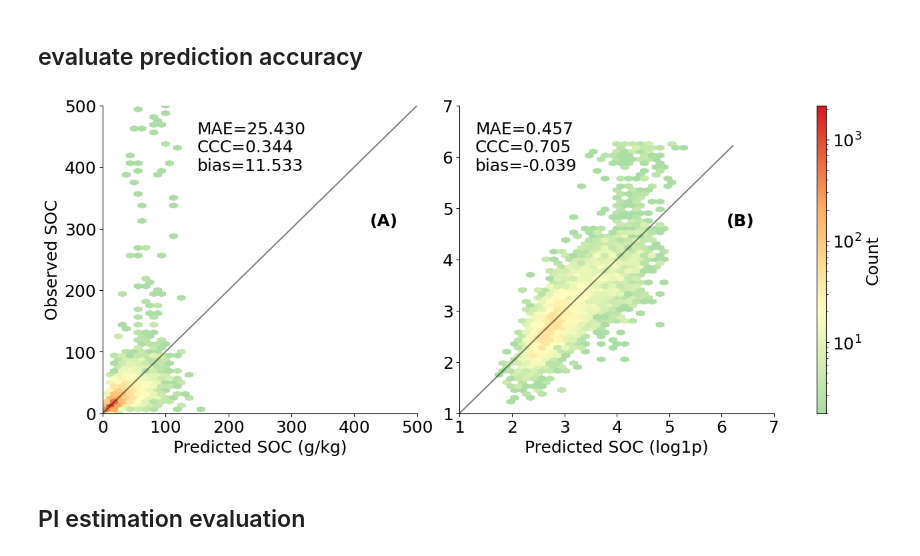
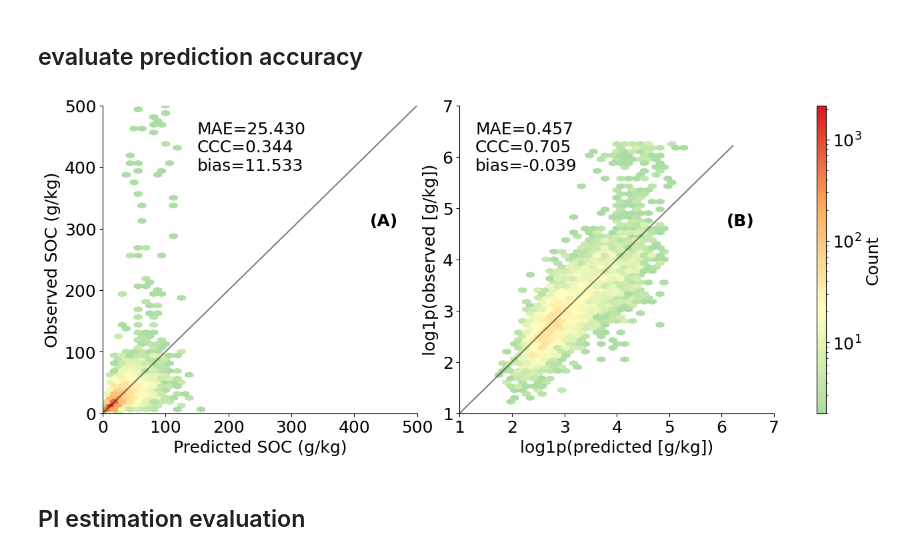
Before and after one commit to Meng2077/trend-with-uncertainty, a Jupyter notebook: 08a_evaluate_pnt.pnt.ipynb, the cells around one changed output. Saved outputs shown, nothing was run; the diff lists cells and outputs as text; code cells hidden in the pictures.

Commit message:
adjust figure 2

```diff
--- a/08a_evaluate_pnt.pnt.ipynb
+++ b/08a_evaluate_pnt.pnt.ipynb
@@ -102,7 +102,7 @@ hb1 = ax1.hexbin(y_pred, y_test, gridsize=(40, 40), cmap=cet_l19_cmap,
                  extent=[show_range[0], show_range[1], show_range[0], show_range[1]],
                  mincnt=2, vmax=vmax, bins='log')
 ax1.set_xlabel('Predicted SOC (g/kg)')
-ax1.set_ylabel('Observed SOC')
+ax1.set_ylabel('Observed SOC (g/kg)')
 ax1.text(0.3, 0.95,
          f'MAE={mae:.3f}\nCCC={ccc:.3f}\nbias={bias:.3f}',
          transform=ax1.transAxes,
@@ -126,36 +126,45 @@ ax2 = fig.add_subplot(gs[1])
 hb2 = ax2.hexbin(np.log1p(y_pred), np.log1p(y_test), gridsize=(40, 40), cmap=cet_l19_cmap,
                  extent=[show_range_log[0], show_range_log[1], show_range_log[0], show_range_log[1]],
                  mincnt=2, vmax=vmax, bins='log')
-ax2.set_xlabel('Predicted SOC (log1p)')
-ax2.set_ylabel(' ')
+ax2.set_ylabel(r"log1p(observed [g/kg])")
+ax2.set_xlabel(r"log1p(predicted [g/kg])")
+# ax2.text(
+#     0.05, 0.05,
+#     r"log$_e$(1 + x)   [g kg$^{-1}$]",
+#     transform=ax2.transAxes,
+#     fontsize=14,
+#     va='bottom',
+#     ha='left'
+# )
+
 ax2.text(0.05, 0.95,
          f'MAE={mae_log:.3f}\nCCC={ccc_log:.3f}\nbias={bias_log:.3f}',
          transform=ax2.transAxes,
          verticalalignment='top',
          fontsize=18)
 ax2.text(0.85, 0.65,
          f'(B)',
          transform=ax2.transAxes,
          verticalalignment='top',
          fontsize=18,
          fontweight='bold')
 ax2.plot(np.log1p(show_range), np.log1p(show_range), "-k", alpha=0.5)
 ax2.set_xlim(show_range_log)
 ax2.set_ylim(show_range_log)
 ax2.spines['top'].set_visible(False)
 ax2.spines['right'].set_visible(False)
 
 # Colorbar
 cbar_ax = fig.add_subplot(gs[2])
 # cbar_ax = fig.add_axes([0.92, 0.15, 0.015, 0.7])  # [left, bottom, width, height]
 cb = fig.colorbar(hb2, cax=cbar_ax)
 cb.set_label('Count')
 # fig.text(0.04, 0.5,  r'$\it{c}$-model', va='center', ha='center', rotation='vertical', fontsize=20, fontweight='bold')
 
 plt.savefig(f'./figure/plot_mdl.{prop}_evaluation.{prop}_pred.pdf', bbox_inches='tight')
 plt.show()
 # %% [output]
-[figure, old version]
+[figure, new version]
 # %% [markdown]
 ## PI estimation evaluation
 # %%
```
